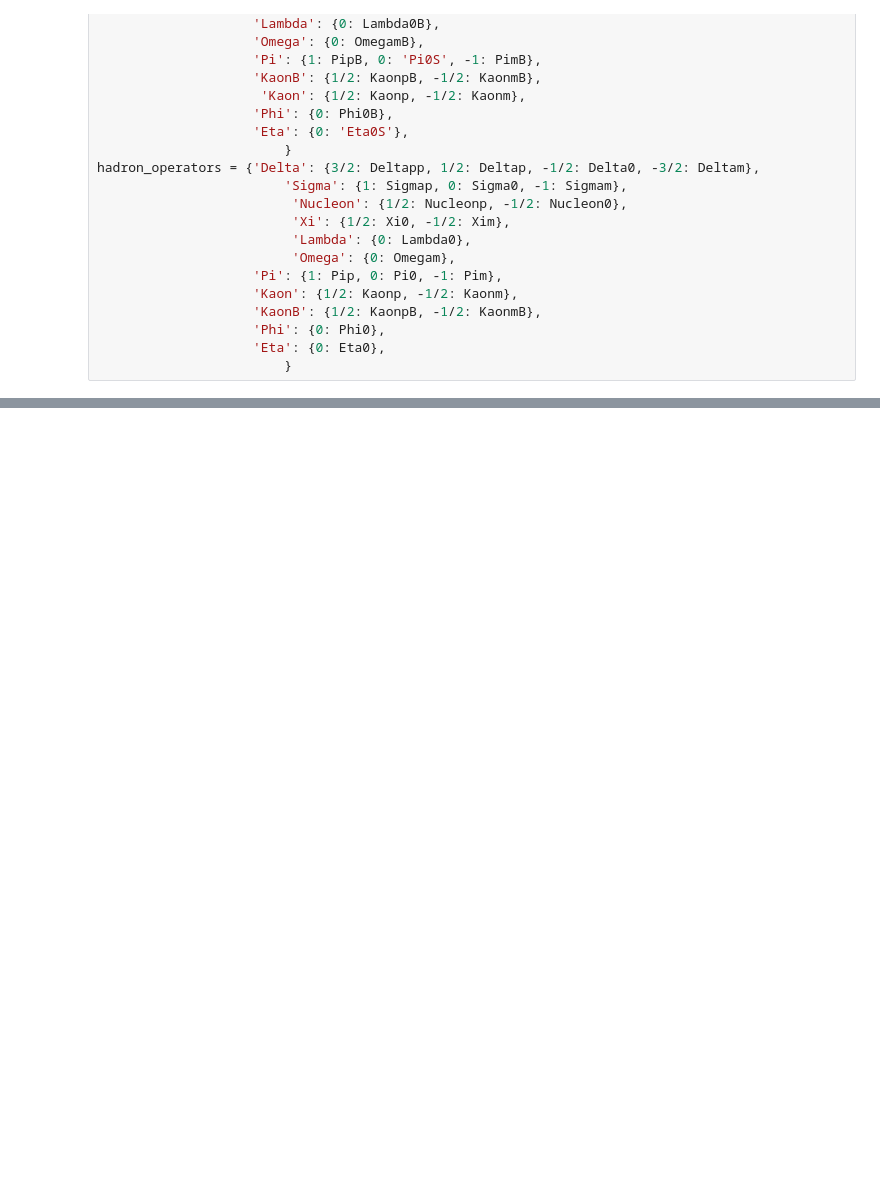
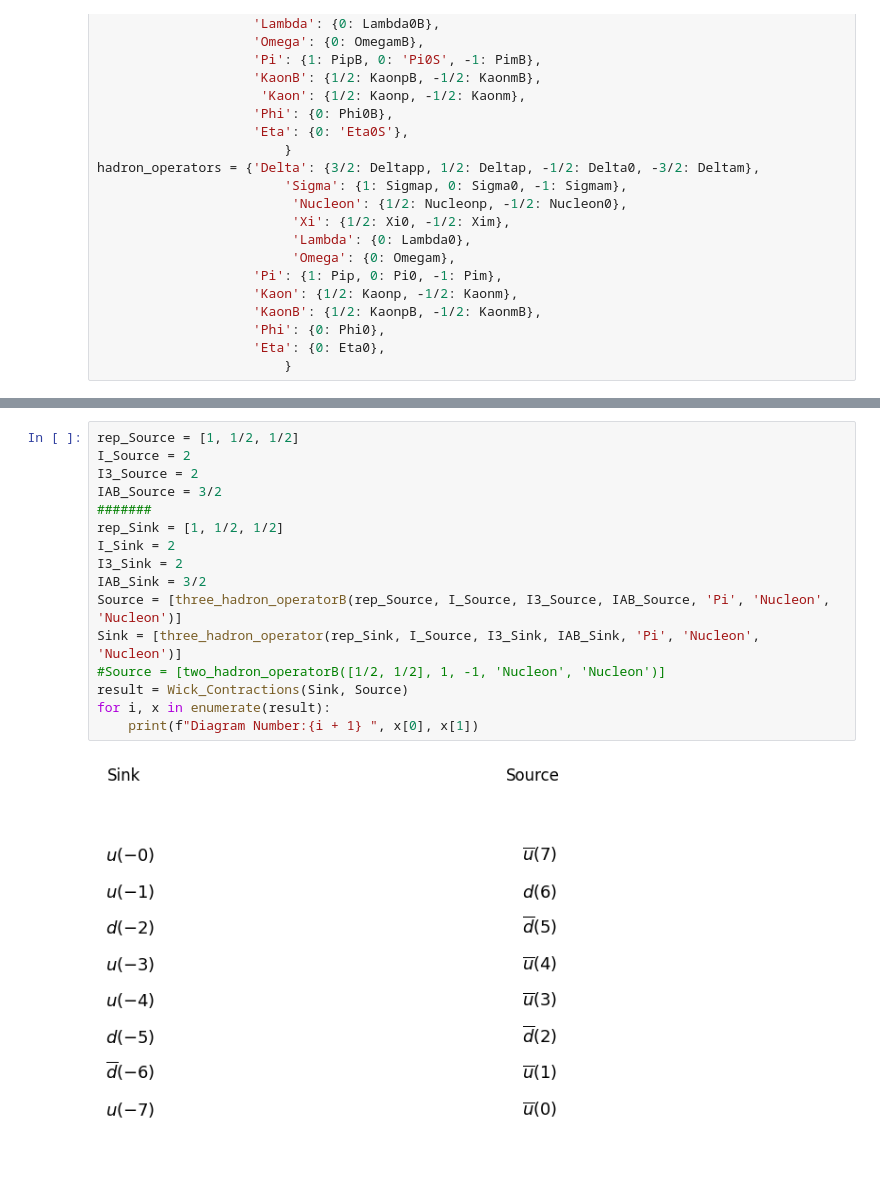
Before and after one commit to Herzallah15/Simplified-Wick-Contractions, a Jupyter notebook: Contractions_including_3Particle_Operators.ipynb, the cells around one changed output, grey strips where cells are left out. Cells and saved outputs as stored; diff of their text form; blank space fills up the shorter version.

```diff
--- a/Contractions_including_3Particle_Operators.ipynb
+++ b/Contractions_including_3Particle_Operators.ipynb
@@ -1246,0 +4083,18 @@ three_hadron_operator([1, 1/2, 1/2], 1, 0, 3/2, 'Pi', 'Nucleon', 'Nucleon')
+# %%
+rep_Source = [1, 1/2, 1/2]
+I_Source = 2
+I3_Source = 2
+IAB_Source = 3/2
+#######
+rep_Sink = [1, 1/2, 1/2]
+I_Sink = 2
+I3_Sink = 2
+IAB_Sink = 3/2
+Source = [three_hadron_operatorB(rep_Source, I_Source, I3_Source, IAB_Source, 'Pi', 'Nucleon', 'Nucleon')]
+Sink = [three_hadron_operator(rep_Sink, I_Source, I3_Sink, IAB_Sink, 'Pi', 'Nucleon', 'Nucleon')]
+#Source = [two_hadron_operatorB([1/2, 1/2], 1, -1, 'Nucleon', 'Nucleon')]
+result = Wick_Contractions(Sink, Source)
+for i, x in enumerate(result):
+    print(f"Diagram Number:{i + 1} ", x[0], x[1])
+# %% [output]
+[figure, added]
```
Also changed, not shown: parts of 8 cells of this notebook.
